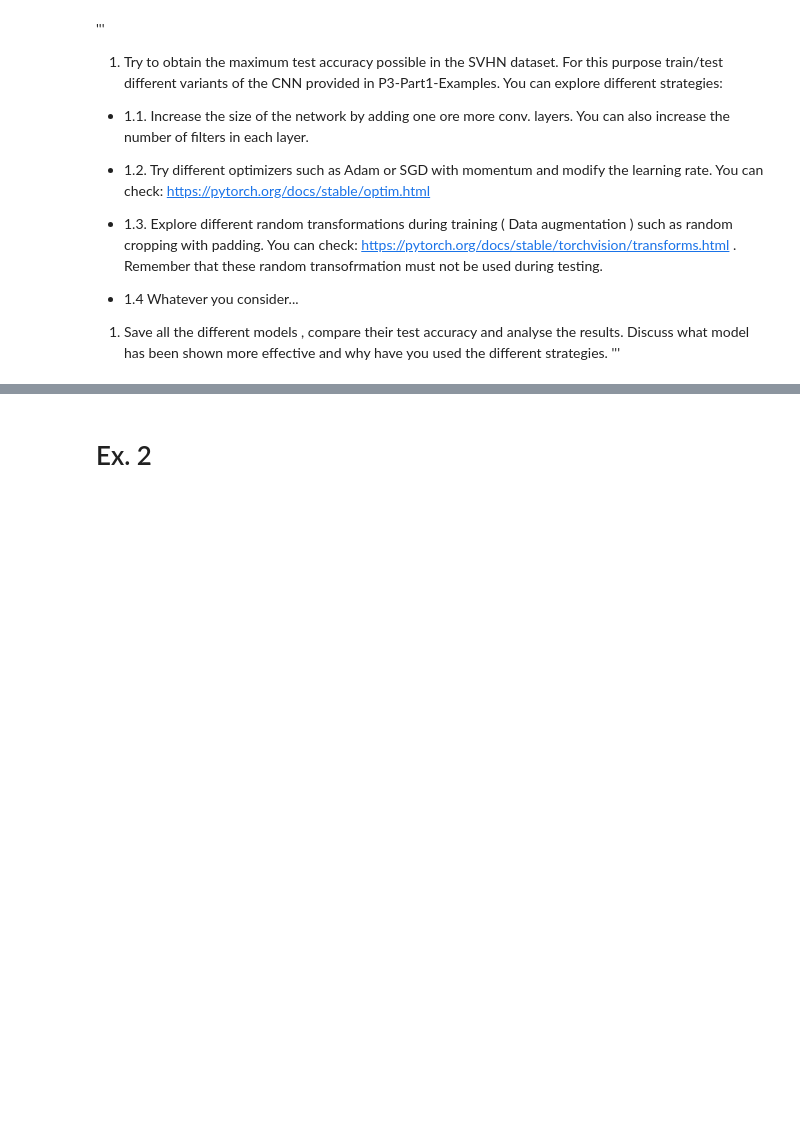
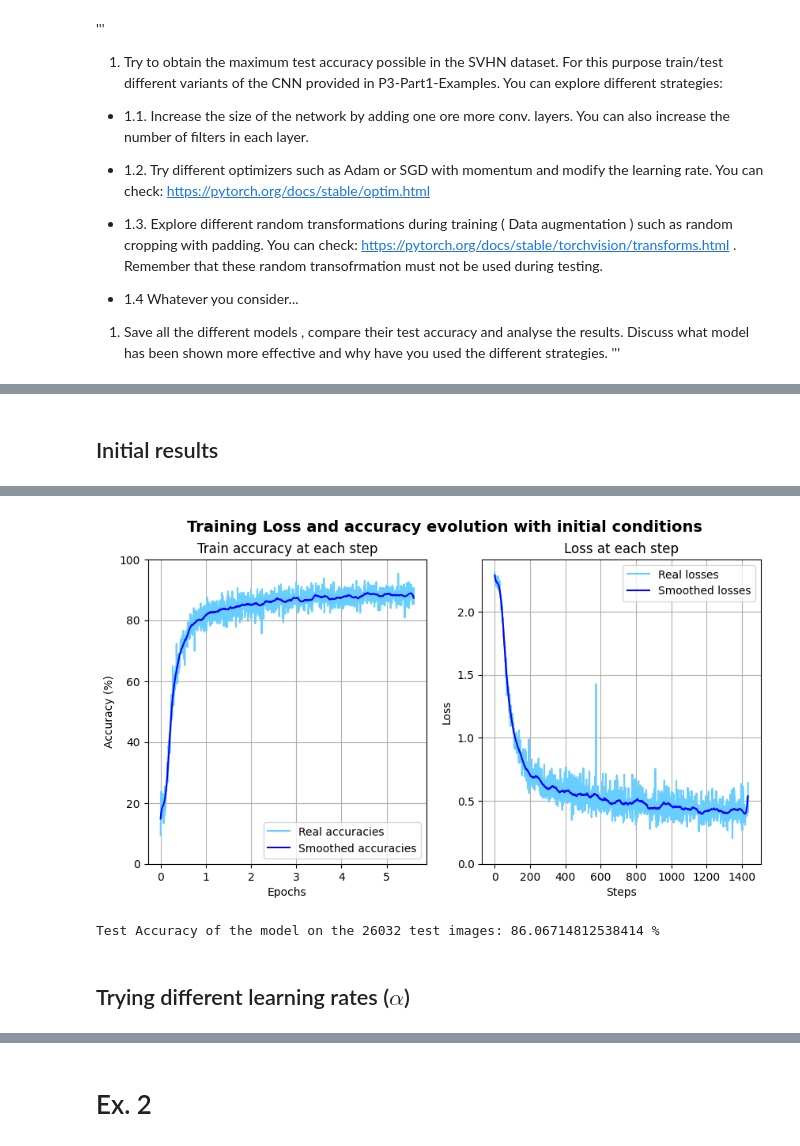
Before and after one commit to Alejandro-FA/UPF-Deep_Learning, a Jupyter notebook: P3/P3-Questions.ipynb, the cells around one changed output, grey strips where cells are left out. Cells and saved outputs as stored; diff of their text form; code cells hidden in the pictures; blank space fills up the shorter version.

```diff
--- a/P3/P3-Questions.ipynb
+++ b/P3/P3-Questions.ipynb
@@ -35,6 +35,7 @@ results_path = 'Results/'
 seed_value = 10
 torch.manual_seed(seed_value)
 
+save_figure = True
 run_train = True
 run_test = True
 use_gpu = True # Use GPU if available
@@ -156,5 +254,7 @@ class ConvNet(nn.Module):
 # %%
 tr = transforms.Compose([
+        # transforms.GaussianBlur(kernel_size=(5, 9), sigma=(0.1, 5)),
+        # transforms.AutoAugment(transforms.AutoAugmentPolicy.IMAGENET),
         transforms.ToTensor(),
         transforms.Normalize(mean = [.5], std = [.5])
         ])
@@ -166,3 +266,35 @@ SVHNTrain = SVHN(data_path+'/svhn/train_32x32.mat', tr)
 train_loader = torch.utils.data.DataLoader(dataset=SVHNTrain,
                                                batch_size=256,
                                                shuffle=True)
+
+num_classes = 10
+CNN = ConvNet()
+
+
+# Cross entropy loss for classification problems
+criterion = nn.CrossEntropyLoss()
+
+#Initialize optimizer
+learning_rate = .001
+optimizer = torch.optim.Adam(CNN.parameters(), lr = learning_rate)
+
+# Device configuration (choose GPU if it is available )
+num_epochs = 5
+
+CNN = CNN.to(device)
+# %% [markdown]
+## Initial results
+# %%
+if run_train:
+    print(f"Training with {len(SVHNTrain)} images")
+    train_accuracies, train_losses = train_cnn(CNN, train_loader, num_epochs, optimizer, criterion)
+
+    fig2, axes = plt.subplots(1, 2, figsize=(10, 5))
+    plt.suptitle("Training Loss and accuracy evolution with initial conditions", fontsize=14, fontweight="bold")
+    plot_acc_loss(fig2, axes, train_accuracies, train_losses, num_epochs, save_figure, plot_mode="both")
+    if save_figure: plt.savefig(f"{results_path}/fig2.png", dpi=300)
+    plt.show()
+
+    # Save the model checkpoint
+    torch.save(CNN.state_dict(), results_path + "models/" + train_model_name + ".ckpt")
+# %% [output]
@@ -168,0 +312,20 @@ train_loader = torch.utils.data.DataLoader(dataset=SVHNTrain,
+[figure, added]
+# %%
+if run_test:
+    CNN.load_state_dict(torch.load(results_path + "models/" + test_model_name + ".ckpt"))
+    # Load test dataset
+    SVHNTest = SVHN(data_path+'/svhn/test_32x32.mat', tr)
+    test_loader = torch.utils.data.DataLoader(dataset=SVHNTest,
+                                               batch_size=256,
+                                               shuffle=True)
+    CNN.eval() # Set the model in evaluation mode
+
+
+    test_acc = test(CNN, test_loader)
+
+    print('Test Accuracy of the model on the {} test images: {} %'.format(len(SVHNTest), test_acc))
+
+    with open(results_path + "models/" + test_model_name + ".txt", "a") as results_txt:
+        results_txt.write(f"Test accuracy: {test_acc}\n")
+# %% [output]
+Test Accuracy of the model on the 26032 test images: 86.06714812538414 %
@@ -168,0 +342,2 @@ train_loader = torch.utils.data.DataLoader(dataset=SVHNTrain,
+# %% [markdown]
+## Trying different learning rates ($\alpha$)
```
Also changed, not shown: parts of 24 cells of this notebook, 8 other files.
